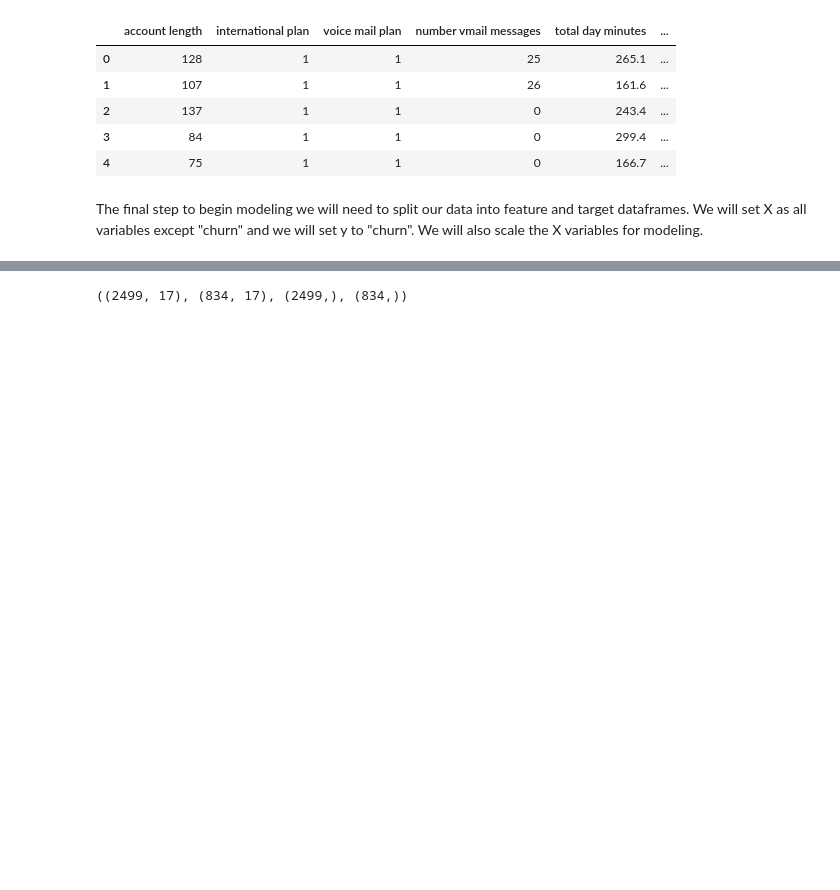
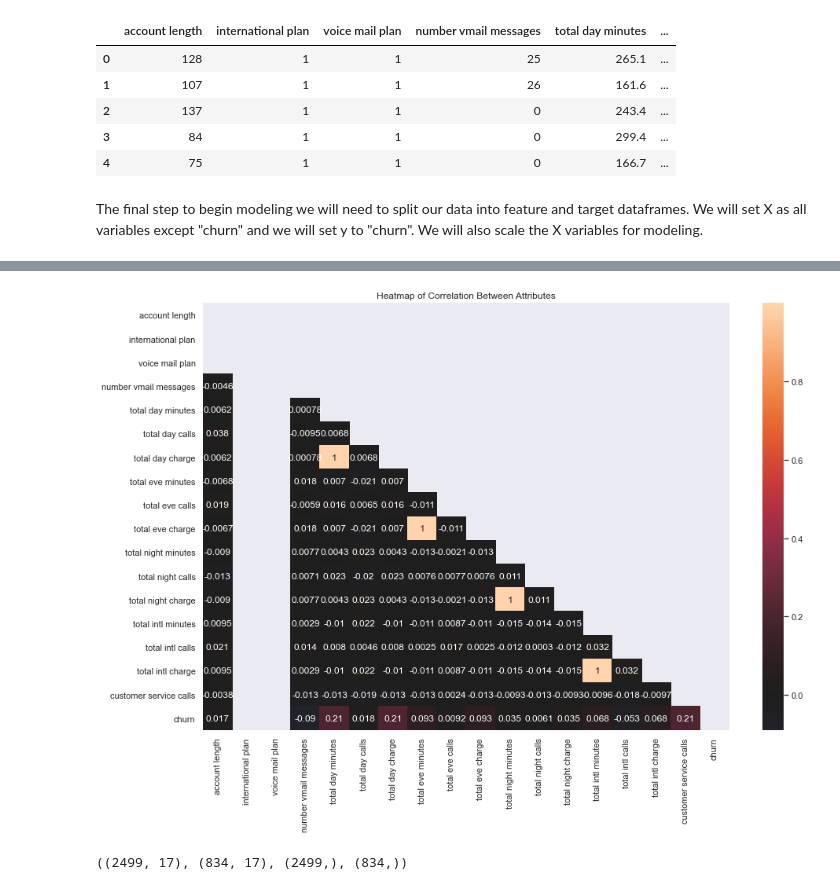
Before and after one commit to ashakeri92/dsc-phase-3-project-v2-3, a Jupyter notebook: Analysis.ipynb, the cells around one changed output, grey strips where cells are left out. Saved outputs shown, nothing was run; the diff lists cells and outputs as text; code cells hidden in the pictures; blank space fills up the shorter version.

```diff
--- a/Analysis.ipynb
+++ b/Analysis.ipynb
@@ -123,3 +128,7 @@ df.head()
 | 4 | 75 | 1 | 1 | 0 | 166.7 | ... |
 # %% [markdown]
 The final step to begin modeling we will need to split our data into feature and target dataframes. We will set X as all variables except "churn" and we will set y to "churn". We will also scale the X variables for modeling.
+# %%
+# Correlation matrix
+corr = df.corr()
+corr
@@ -126,3 +153,19 @@ The final step to begin modeling we will need to split our data into feature and
+# %%
+# Heatmap
+
+fig, ax = plt.subplots(figsize=(15, 10))
+
+sns.heatmap(corr,
+            # Mask to show only half the values instead of showing duplicates
+            mask=np.triu(np.ones_like(corr, dtype=bool)),
+            # Specifies that we want values not just colors
+            annot = True,
+            center=0);
+
+# Customize the plot appearance
+ax.set_title("Heatmap of Correlation Between Attributes");
+# %% [output]
+[figure, added]
 # %%
 # Separate data into feature and target DataFrames
 X = df.drop('churn', axis = 1)
```
Also changed, not shown: parts of 22 cells of this notebook, 2 other files.
